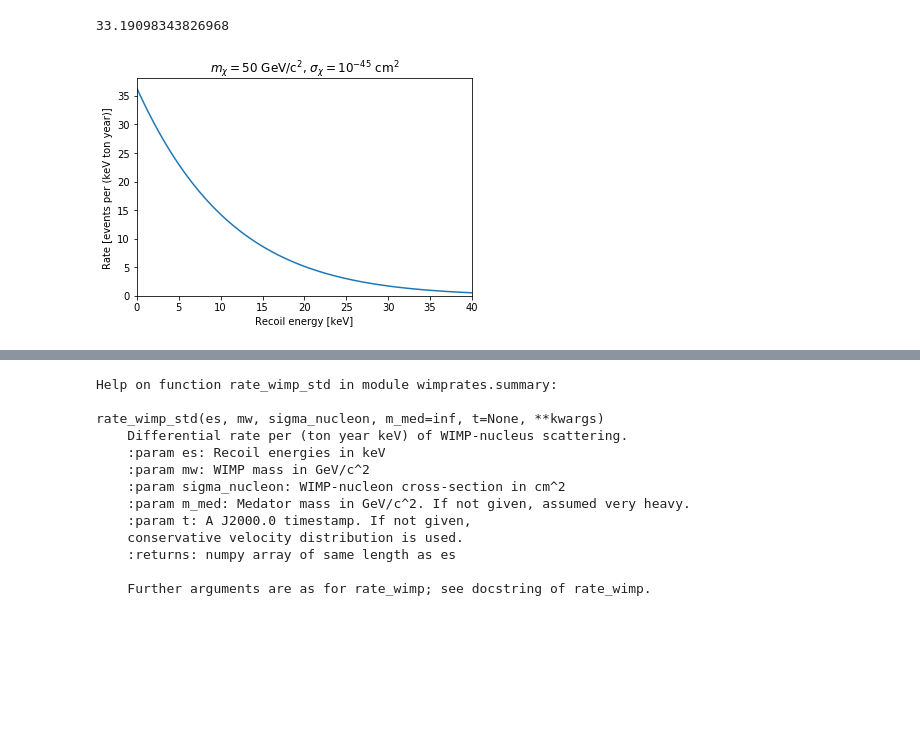
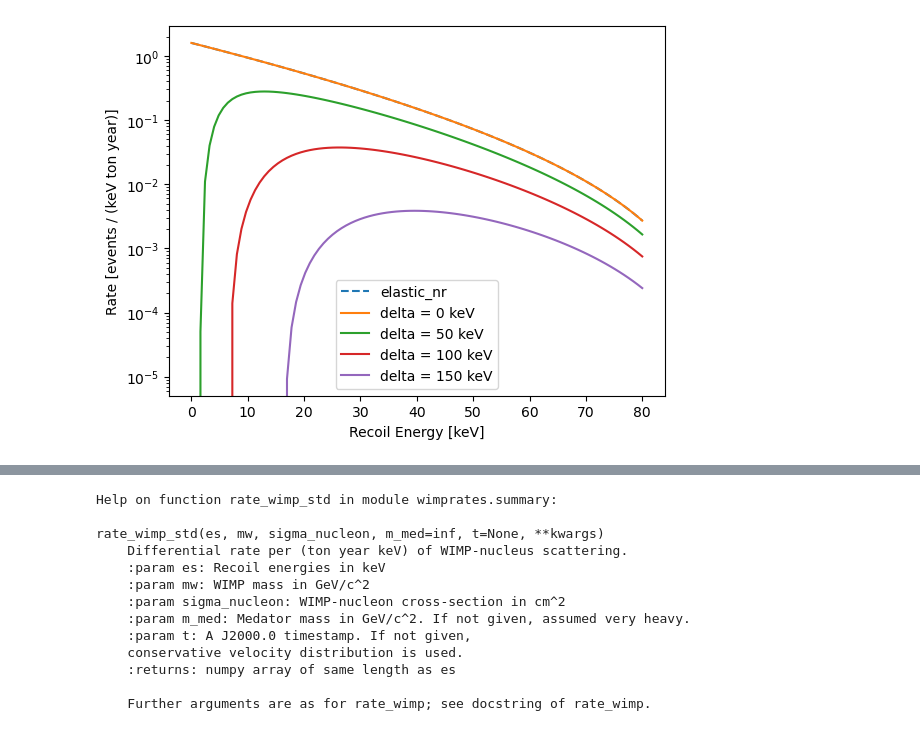
Before and after one commit to Junyinghuang/wimprates, a Jupyter notebook: notebooks/test.ipynb, the cells around one changed output, grey strips where cells are left out. Cells and saved outputs as stored; diff of their text form; code cells hidden in the pictures; blank space fills up the shorter version.

```diff
--- a/notebooks/test.ipynb
+++ b/notebooks/test.ipynb
@@ -76,5 +72 @@ plt.show()
 [figure]
-# %%
-wimprates.rate_wimp_std(1, mw=50, sigma_nucleon=1e-45)
-# %% [output]
-33.19098343826968
@@ -84,10 +73,65 @@ dr = wimprates.rate_wimp_std(energies, mw=50, sigma_nucleon=1e-45)
-# %%
-plt.plot(energies, dr)
-
-plt.xlabel("Recoil energy [keV]")
-plt.ylabel("Rate [events per (keV ton year)]")
-plt.title("$m_\chi = 50$ GeV/c${}^2$, $\sigma_\chi = 10^{-45}$ cm${}^2$")
-plt.xlim(0, energies.max())
-plt.ylim(0, None);
-# %% [output]
-[figure, removed]
+# %%
+import wimprates
+import numpy as np
+import matplotlib.pyplot as plt
+
+es = np.linspace(1e-10, 80, 100) # 能量范围 0.1 - 50 keV
+
+dr_de_0 = wimprates.rate_wimp_std(
+    es,
+    mw=1000,       # mass of wimp (GeV)
+    sigma_nucleon=1e-45, # cross section (cm^2)
+    material='Xe', # target material
+    detection_mechanism='inelastic_nr',
+    delta=0  # 能级差 (keV)
+)
+
+dr_de = wimprates.rate_wimp_std(
+    es,
+    mw=1000,       # mass of wimp (GeV)
+    sigma_nucleon=1e-45, # cross section (cm^2)
+    material='Xe', # target material
+    #detection_mechanism='inelastic_nr',
+    #delta=0  # 能级差 (keV)
+)
+
+dr_de_50 = wimprates.rate_wimp_std(
+    es,
+    mw=1000,       # mass of wimp (GeV)
+    sigma_nucleon=1e-45, # cross section (cm^2)
+    material='Xe', # target material
+    detection_mechanism='inelastic_nr',
+    delta=50  # 能级差 (keV)
+)
+
+dr_de_100 = wimprates.rate_wimp_std(
+    es,
+    mw=1000,       # mass of wimp (GeV)
+    sigma_nucleon=1e-45, # cross section (cm^2)
+    material='Xe', # target material
+    detection_mechanism='inelastic_nr',
+    delta=100  # 能级差 (keV)
+)
+
+dr_de_150 = wimprates.rate_wimp_std(
+    es,
+    mw=1000,       # mass of wimp (GeV)
+    sigma_nucleon=1e-45, # cross section (cm^2)
+    material='Xe', # target material
+    detection_mechanism='inelastic_nr',
+    delta=150  # 能级差 (keV)
+)
+
+plt.plot(es, dr_de, label='elastic_nr', linestyle='--')
+plt.plot(es, dr_de_0, label='delta = 0 keV')
+plt.plot(es, dr_de_50, label='delta = 50 keV')
+plt.plot(es, dr_de_100, label='delta = 100 keV')
+plt.plot(es, dr_de_150, label='delta = 150 keV')
+
+plt.yscale('log')
+plt.xlabel('Recoil Energy [keV]')
+plt.ylabel('Rate [events / (keV ton year)]')
+plt.legend()
+plt.show()
+# %% [output]
+[figure, added]
```
Also changed, not shown: parts of 19 cells of this notebook, 2 other files.
